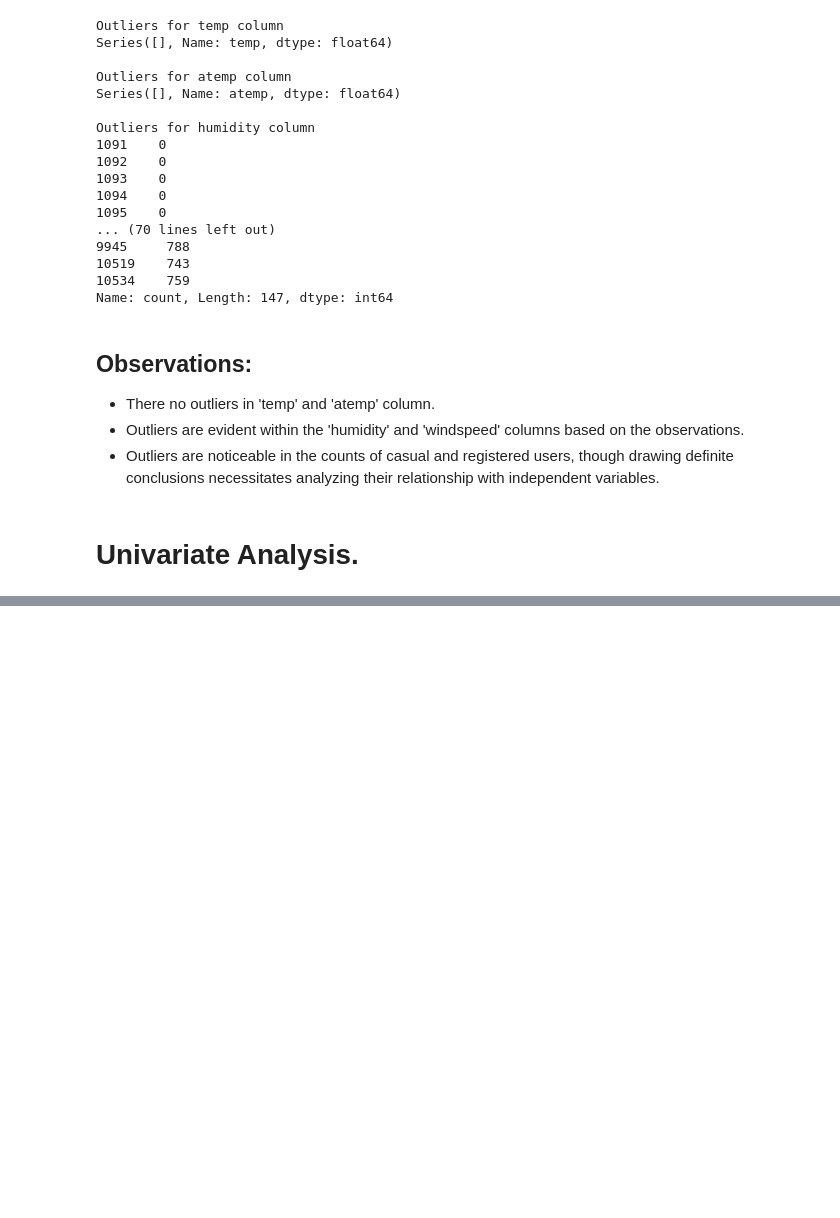
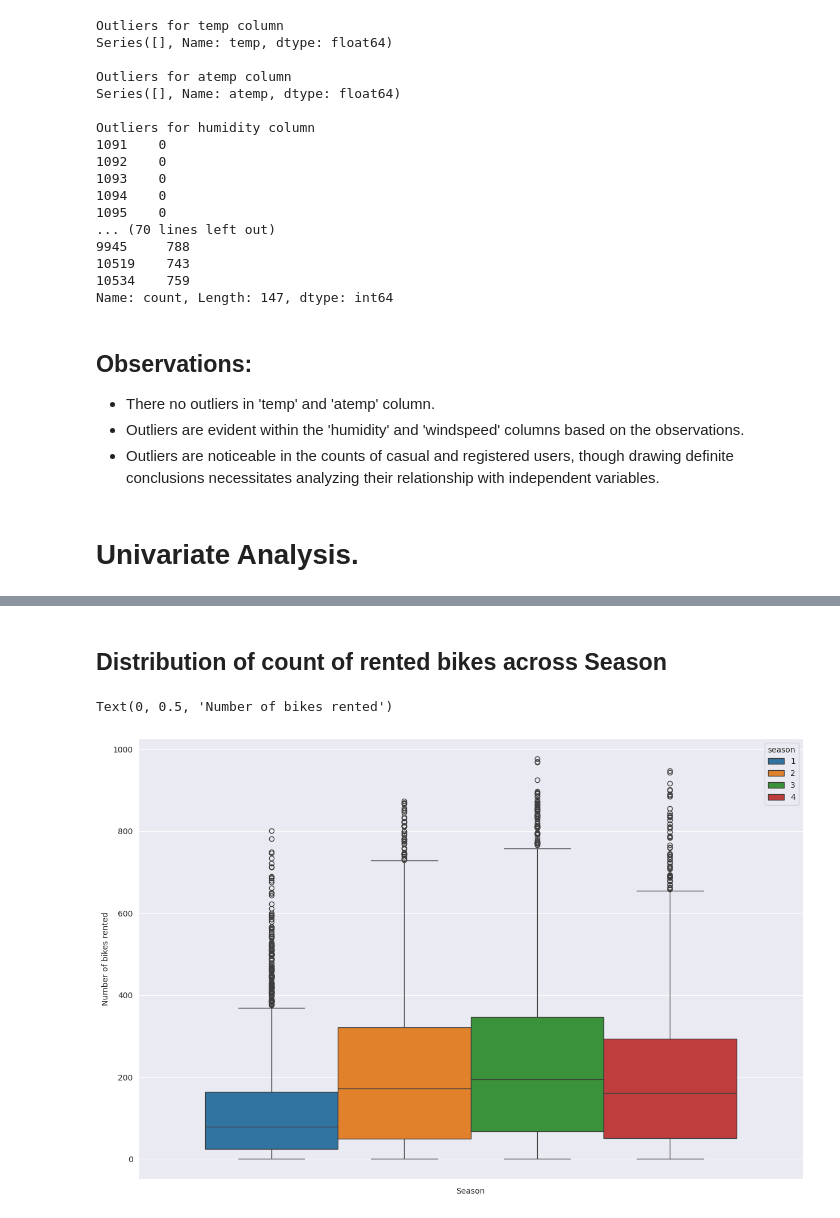
Before and after one commit to 2k4sm/YuluuluY, a Jupyter notebook: yulu.ipynb, the cells around one changed output, grey strips where cells are left out. Drawn from its saved outputs; the diff is of its cells as text; code cells hidden in the pictures; blank space fills up the shorter version.

```diff
--- a/yulu.ipynb
+++ b/yulu.ipynb
@@ -197,0 +451,10 @@ Name: count, Length: 147, dtype: int64
+# %% [markdown]
+## Distribution of count of rented bikes across Season
+# %%
+plt.figure(figsize=(15,10))
+sns.boxplot(data=df,y='count',hue='season')
+plt.xlabel('Season')
+plt.ylabel('Number of bikes rented')
+# %% [output]
+Text(0, 0.5, 'Number of bikes rented')
+[figure, added]
```
Also changed, not shown: parts of 40 cells of this notebook, 1 other file.
